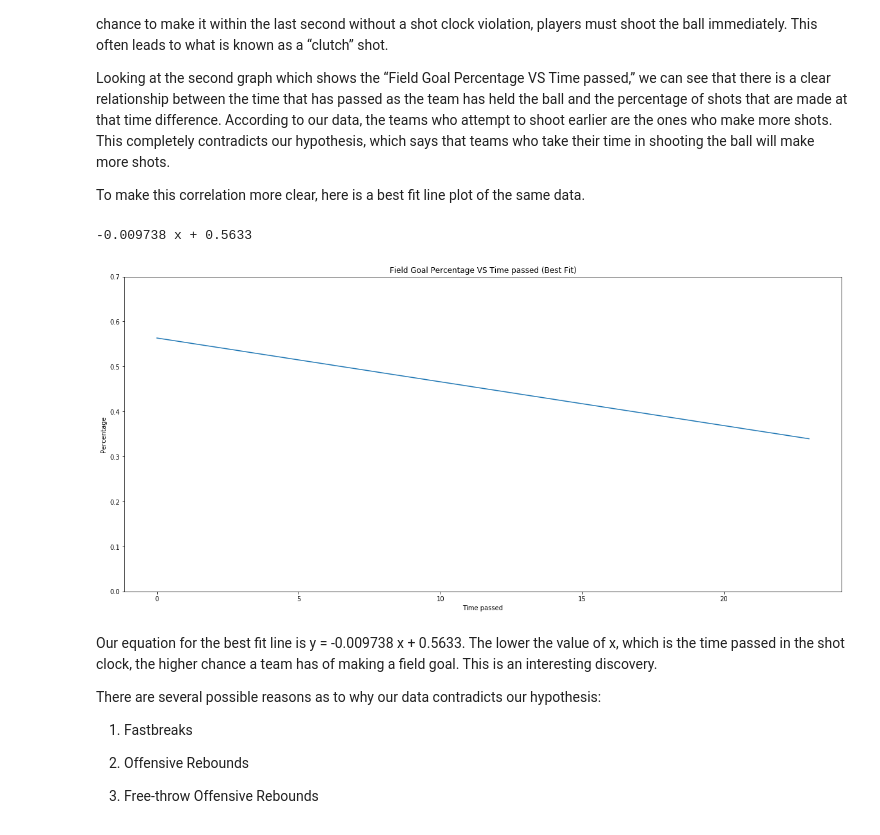
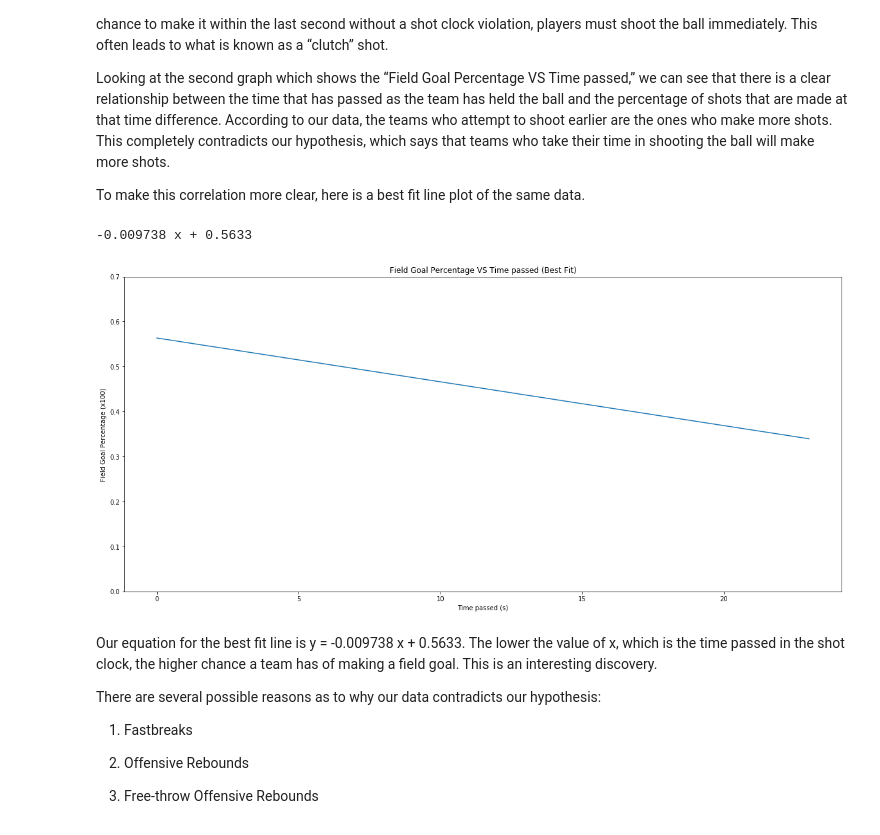
Before and after one commit to thomastangerine/COGS_108_Final, a Jupyter notebook: FinalProject.ipynb, the cells around one changed output. Saved outputs shown, nothing was run; the diff lists cells and outputs as text; code cells hidden in the pictures.

```diff
--- a/FinalProject.ipynb
+++ b/FinalProject.ipynb
@@ -421,16 +421,16 @@ To make this correlation more clear, here is a best fit line plot of the same da
 # %%
 x = np.arange(24)
 y = np.poly1d(np.polyfit(x, field_goal_percentages, 1))
 plt.plot(np.unique(x), y(np.unique(x)))
-plt.ylabel('Percentage')
-plt.xlabel('Time passed')
+plt.ylabel('Field Goal Percentage (x100)')
+plt.xlabel('Time passed (s)')
 plt.title('Field Goal Percentage VS Time passed (Best Fit)')
 plt.ylim(bottom=0)
 plt.ylim(top = 0.7)
 print(y)
 # %% [output]
 -0.009738 x + 0.5633
-[figure, old version]
+[figure, new version]
 # %% [markdown]
 Our equation for the best fit line is y = -0.009738 x + 0.5633. The lower the value of x, which is the time passed in the shot clock, the higher chance a team has of making a field goal. This is an interesting discovery.
 
```
Also changed, not shown: parts of 9 cells of this notebook.
